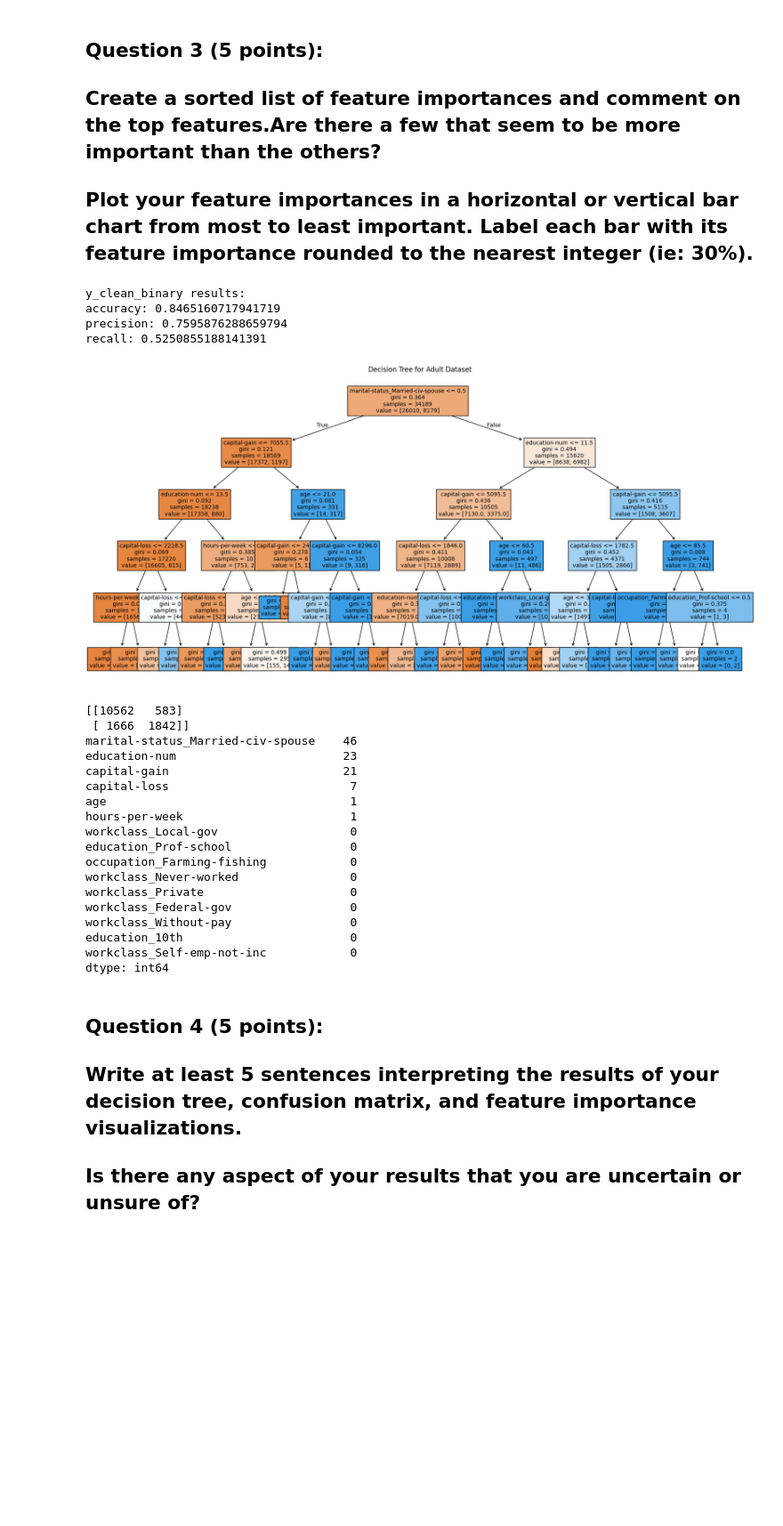
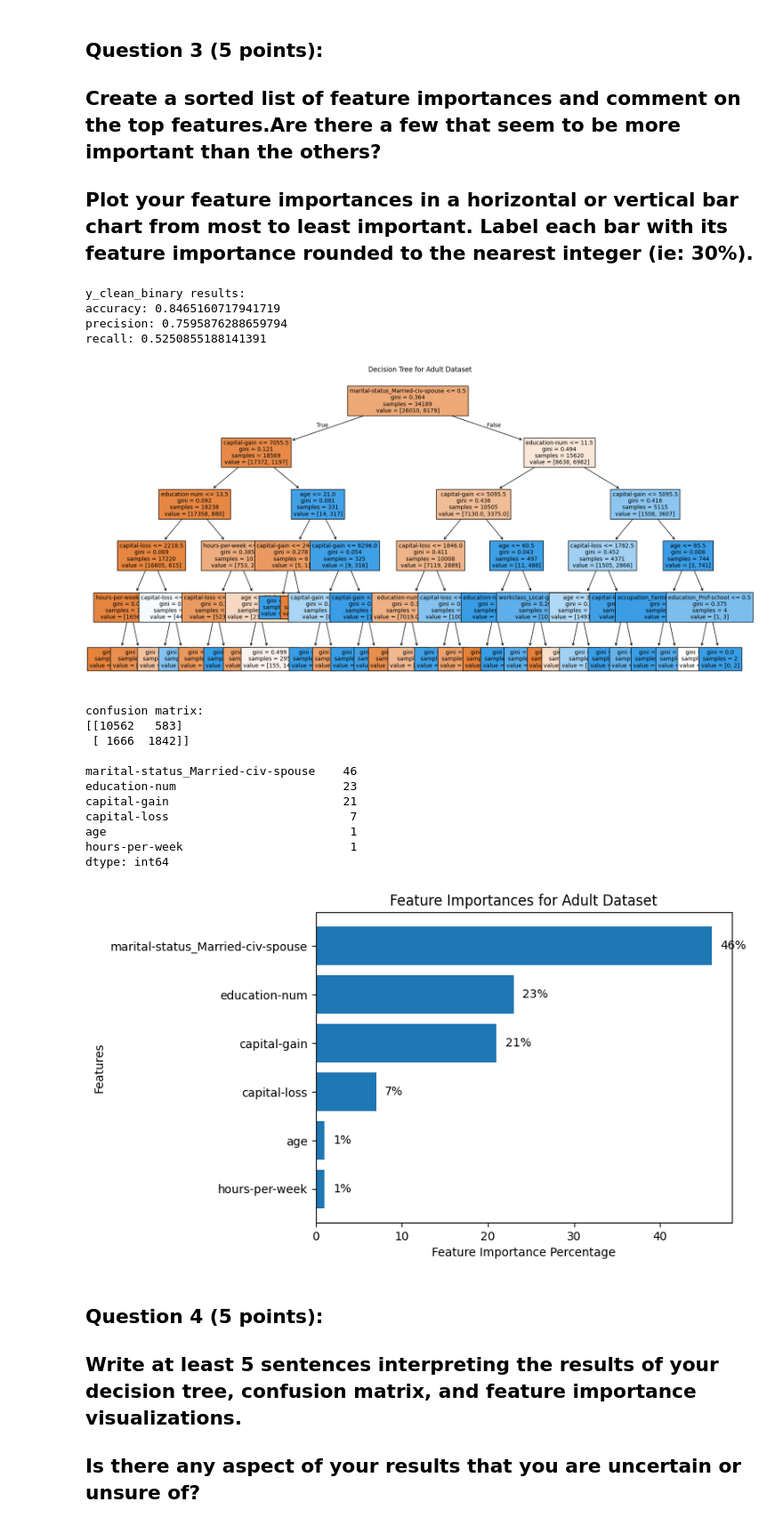
Before and after one commit to aaditiparabs/DS-3001, a Jupyter notebook: labs/Lab_3_Decision_Trees_and_Random_Forests.ipynb, the cells around one changed output. Shown at 89% size. Drawn from its saved outputs; the diff is of its cells as text; code cells hidden in the pictures; blank space fills up the shorter version.

```diff
--- a/labs/Lab_3_Decision_Trees_and_Random_Forests.ipynb
+++ b/labs/Lab_3_Decision_Trees_and_Random_Forests.ipynb
@@ -200,7 +200,6 @@ def tree_fun(X,y):
     y_pred = vanilla_tree.predict(X_test)
 
 #need to set pos labels correctly based on binary or string
-    unique_labels = y_test.unique()
     if y_test.dtype == 'O':
         pos = 'Above or Equal'
     else:
@@ -253,7 +252,6 @@ def tree_fun(X,y):
     y_pred = treemodel.predict(X_test)
 
     #need to set pos labels correctly based on binary or string
-    unique_labels = y_test.unique()
     if y_test.dtype == 'O':
         pos = 'Above or Equal'
     else:
@@ -307,22 +305,21 @@ recall: 0.5250855188141391
 ## Plot your feature importances in a horizontal or vertical bar chart from most to least important. Label each bar with its feature importance rounded to the nearest integer (ie: 30%).
 # %%
 def tree_fun(X,y):
-    #train test split
+    #TRAIN TEST SPLIT
     X_train, X_test, y_train, y_test = train_test_split(X, y, test_size=0.3, random_state=3001)
 
-    #vanilla decision tree model
+    #DECISION TREE MODEL
     treemodel=DecisionTreeClassifier(random_state=3001, max_depth=5)
     treemodel.fit(X_train, y_train)
     y_pred = treemodel.predict(X_test)
 
     #need to set pos labels correctly based on binary or string
-    unique_labels = y_test.unique()
     if y_test.dtype == 'O':
         pos = 'Above or Equal'
     else:
         pos = 1
 
-    #get/print metrics
+    #OBTAIN AND PRINT METRICS (accuracy, precision, recall)
     acc = accuracy_score(y_test, y_pred)
     prec = precision_score(y_test, y_pred, average='binary', pos_label=pos)
     rec = recall_score(y_test, y_pred, average='binary',pos_label=pos)
@@ -331,52 +328,63 @@ def tree_fun(X,y):
     print("precision: "+str(prec))
     print("recall: "+str(rec))
 
-    ##adding in visualization of the tree
+    ##VISUALIZATION OF TREE
     plt.figure(figsize=(20,10))
     plot_tree(treemodel, filled=True, feature_names=X_clean.columns, fontsize=10)
     plt.title('Decision Tree for Adult Dataset')
     plt.show()
 
-    ##confusion matrix
+    ##CONFUSION MATRIX
     cm=sklearn.metrics.confusion_matrix(y_test, y_pred, sample_weight=None, normalize=None)
+    print('confusion matrix:')
+
     print(cm)
+    print()
 
 
-    #making a list of important features
-    importances = pd.Series(treemodel.feature_importances_, index=X.columns)
-    importances = importances.sort_values(ascending=False)
+    #FEATURE IMPORTANCES LIST AND PLOTTING
+    feat_imp = pd.Series(treemodel.feature_importances_, index=X_clean.columns)
+    feat_imp = feat_imp.sort_values(ascending=False)  #sort the list
 
-    importances_percent = (importances * 100).round(0).astype(int)
-    top_importances = importances_percent.head(10)
-    print(top_importances)
+    percentage = (feat_imp * 100).round(0).astype(int) #makes percentages and round
+    top = percentage.head(6)
+    print(top) #print top 6 most important
+
+    #bar plot of feature importances
+    plt.figure()
+    plt.barh(top.index[::-1],top.values[::-1])
+    plt.xlabel('Feature Importance Percentage')
+    plt.ylabel('Features')
+    plt.title('Feature Importances for Adult Dataset')
+    for i, (val, name) in enumerate(zip(top.values[::-1], top.index[::-1])): #used chatgpt to edit this
+        plt.text(val + 1, i, f"{val}%", va='center')
+
+    plt.show()
+
+
+
 
 
 
 
 print('y_clean_binary results:')
 tree_fun(X_clean,y_clean_binary)
 # %% [output]
 y_clean_binary results:
 accuracy: 0.8465160717941719
 precision: 0.7595876288659794
 recall: 0.5250855188141391
 [figure]
+confusion matrix:
 [[10562   583]
  [ 1666  1842]]
+
 marital-status_Married-civ-spouse    46
 education-num                        23
 capital-gain                         21
 capital-loss                          7
 age                                   1
 hours-per-week                        1
-workclass_Local-gov                   0
-education_Prof-school                 0
-occupation_Farming-fishing            0
-workclass_Never-worked                0
-workclass_Private                     0
-workclass_Federal-gov                 0
-workclass_Without-pay                 0
-education_10th                        0
-workclass_Self-emp-not-inc            0
 dtype: int64
+[figure, added]
 # %% [markdown]
```
Also changed, not shown: parts of 2 cells of this notebook.
